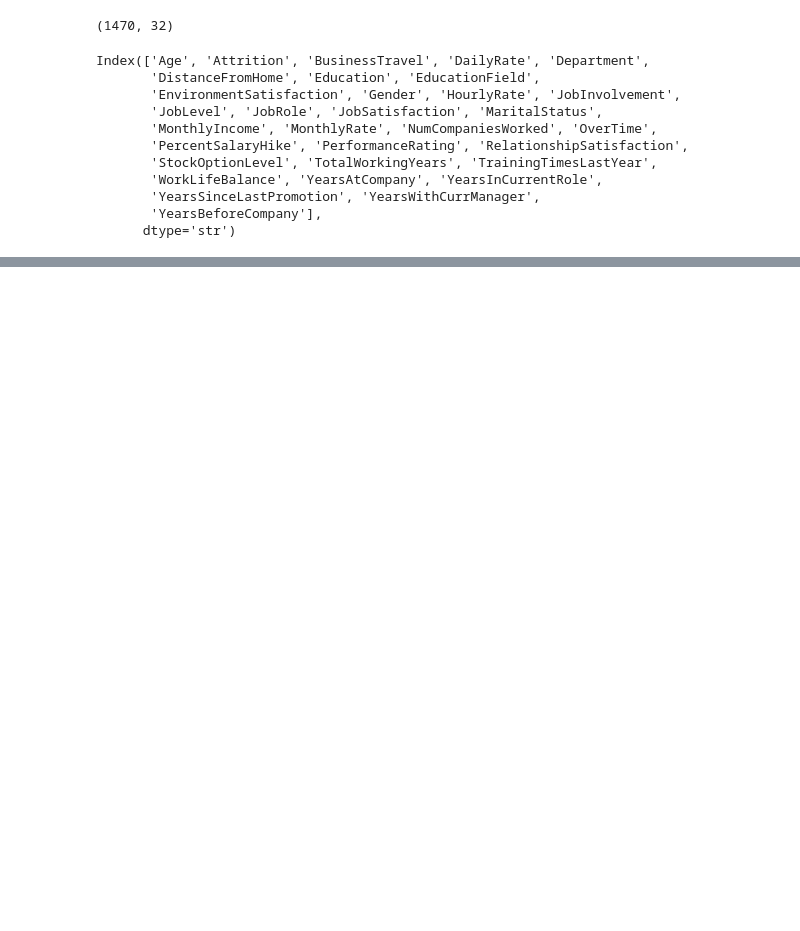
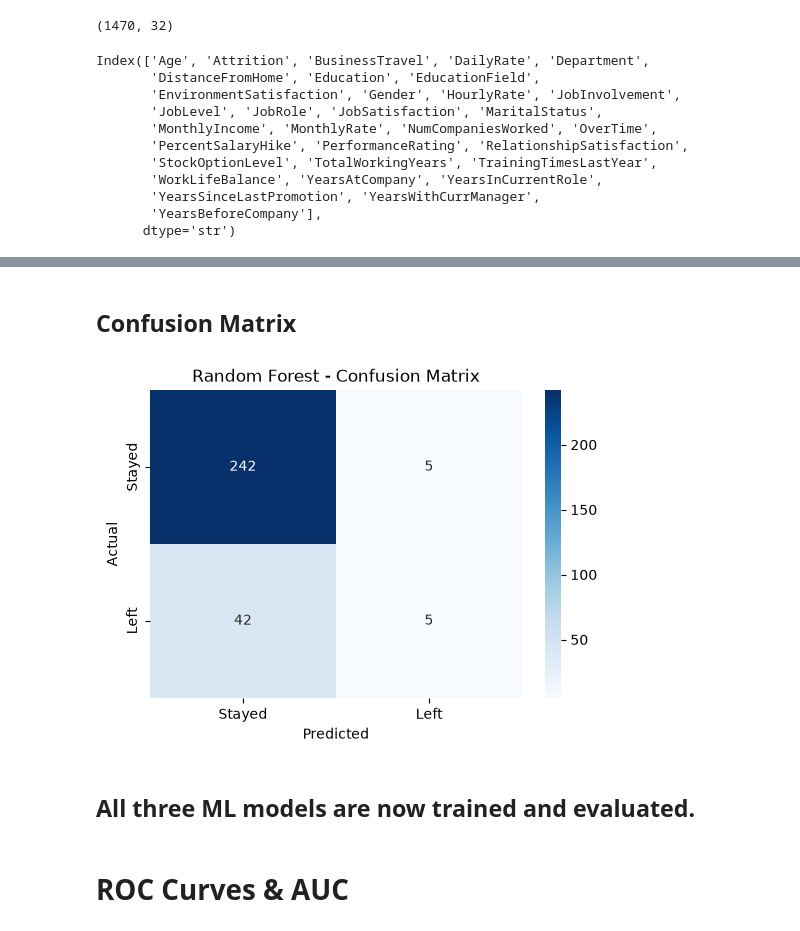
Before and after one commit to ms9712308/Build-a-predictive-model-for-employee-attrition-on-Python-MANSI-SHARMA, a Jupyter notebook: HR_ANALYTICS_EMPLOYEE_ATTRITION_PROJECT.ipynb, the cells around one changed output, grey strips where cells are left out. Drawn from its saved outputs; the diff is of its cells as text; code cells hidden in the pictures; blank space fills up the shorter version.

```diff
--- a/HR_ANALYTICS_EMPLOYEE_ATTRITION_PROJECT.ipynb
+++ b/HR_ANALYTICS_EMPLOYEE_ATTRITION_PROJECT.ipynb
@@ -576,0 +930,8 @@ Index(['Age', 'Attrition', 'BusinessTravel', 'DailyRate', 'Department',
+# %%
+# Predict employee attrition classes
+y_pred_rf = random_forest_model.predict(X_test)
+
+# Predict probabilities for ROC curve and AUC
+y_prob_rf = random_forest_model.predict_proba(X_test)[:, 1]
+
+print("Random Forest predictions generated successfully.")
@@ -576,0 +976,27 @@ Index(['Age', 'Attrition', 'BusinessTravel', 'DailyRate', 'Department',
+# %% [markdown]
+<h2> Confusion Matrix</h2>
+# %%
+# Random Forest confusion matrix
+
+cm_rf = confusion_matrix(y_test, y_pred_rf)
+
+plt.figure(figsize=(6, 4))
+sns.heatmap(
+    cm_rf,
+    annot=True,
+    fmt='d',
+    cmap='Blues',
+    xticklabels=['Stayed', 'Left'],
+    yticklabels=['Stayed', 'Left']
+)
+
+plt.xlabel('Predicted')
+plt.ylabel('Actual')
+plt.title('Random Forest - Confusion Matrix')
+plt.show()
+# %% [output]
+[figure, added]
+# %% [markdown]
+<h2> All three ML models are now trained and evaluated.</h2>
+# %% [markdown]
+<h1>ROC Curves & AUC</h1>
```
Also changed, not shown: parts of 57 cells of this notebook.
